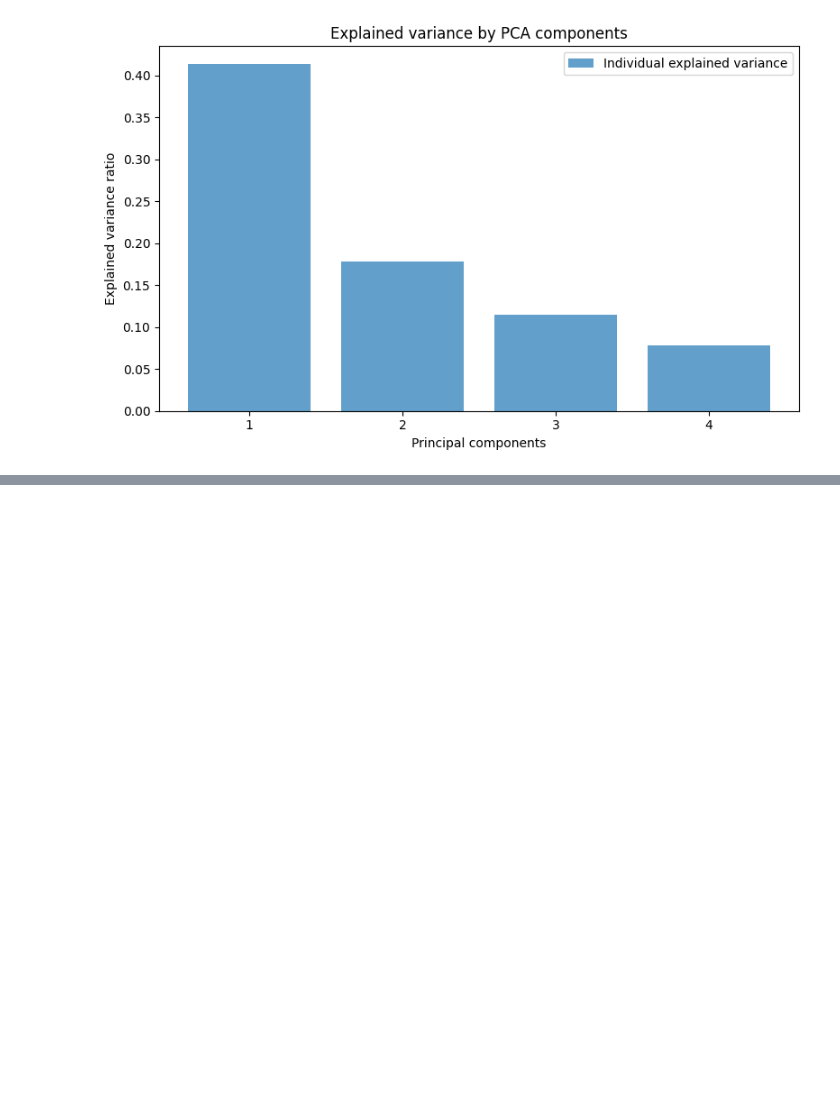
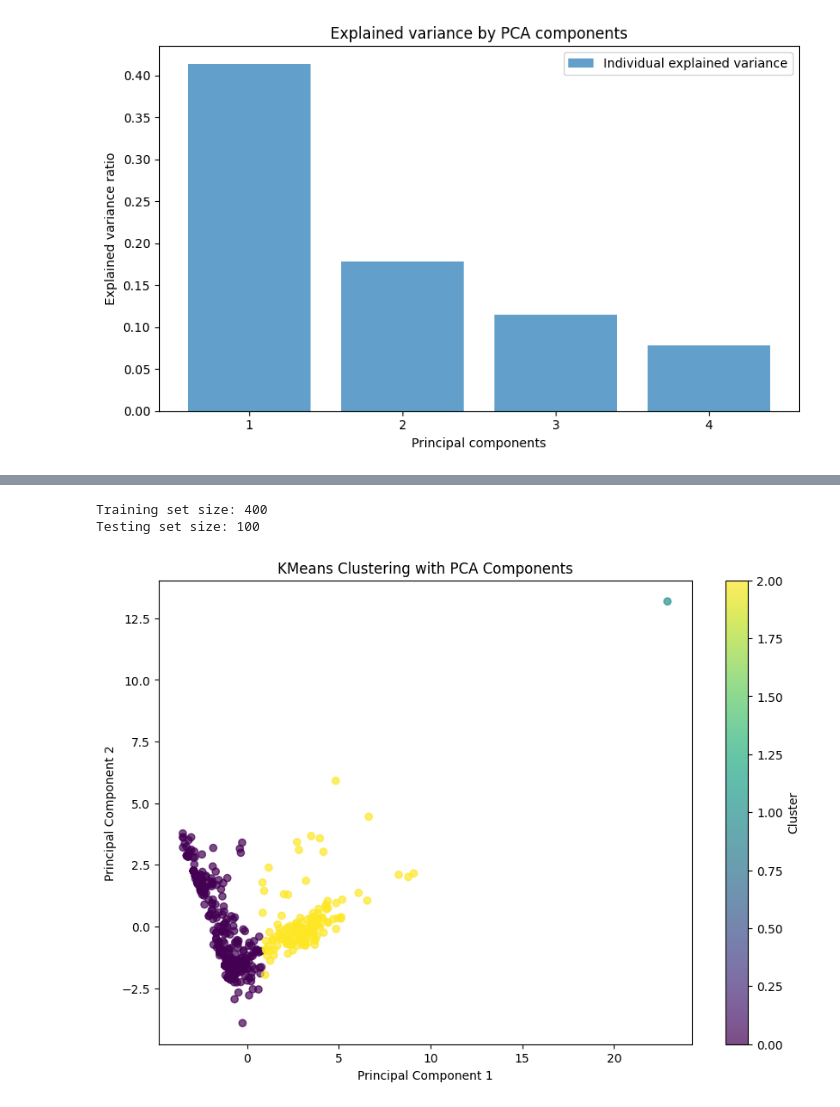
Before and after one commit to delgadoagustin/tesis, a Jupyter notebook: 1_Features.ipynb, the cells around one changed output, grey strips where cells are left out. Drawn from its saved outputs; the diff is of its cells as text; code cells hidden in the pictures; blank space fills up the shorter version.

Commit message:
Some clusters

```diff
--- a/1_Features.ipynb
+++ b/1_Features.ipynb
@@ -457,0 +502,34 @@ ImportError: cannot import name 'get_labels_df' from 'data_load' (/home/agustin/
+# %%
+from sklearn.model_selection import train_test_split
+
+# Assuming 'merged_df' contains the features and labels
+X = merged_df.drop(columns=['class', 'class_detailed', '0', 'Unnamed: 0'])  # Features
+y = merged_df['class']  # Labels
+
+# Split the data into training and testing sets
+X_train, X_test, y_train, y_test = train_test_split(X, y, test_size=0.2, random_state=42)
+
+print(f"Training set size: {X_train.shape[0]}")
+print(f"Testing set size: {X_test.shape[0]}")
+# %% [output]
+Training set size: 400
+Testing set size: 100
+# %%
+from sklearn.cluster import KMeans
+import matplotlib.pyplot as plt
+
+# Train KMeans clustering using PCA components
+kmeans_pca = KMeans(n_clusters=3, random_state=42)
+pca_features_df = pd.DataFrame(pca_features, columns=[f'PC{i+1}' for i in range(pca_features.shape[1])])
+pca_features_df['cluster'] = kmeans_pca.fit_predict(pca_features)
+
+# Plot the clusters using the first two PCA components
+plt.figure(figsize=(10, 7))
+plt.scatter(pca_features_df['PC1'], pca_features_df['PC2'], c=pca_features_df['cluster'], cmap='viridis', alpha=0.7)
+plt.title('KMeans Clustering with PCA Components')
+plt.xlabel('Principal Component 1')
+plt.ylabel('Principal Component 2')
+plt.colorbar(label='Cluster')
+plt.show()
+# %% [output]
+[figure, added]
```
Also changed, not shown: parts of 3 cells of this notebook.
